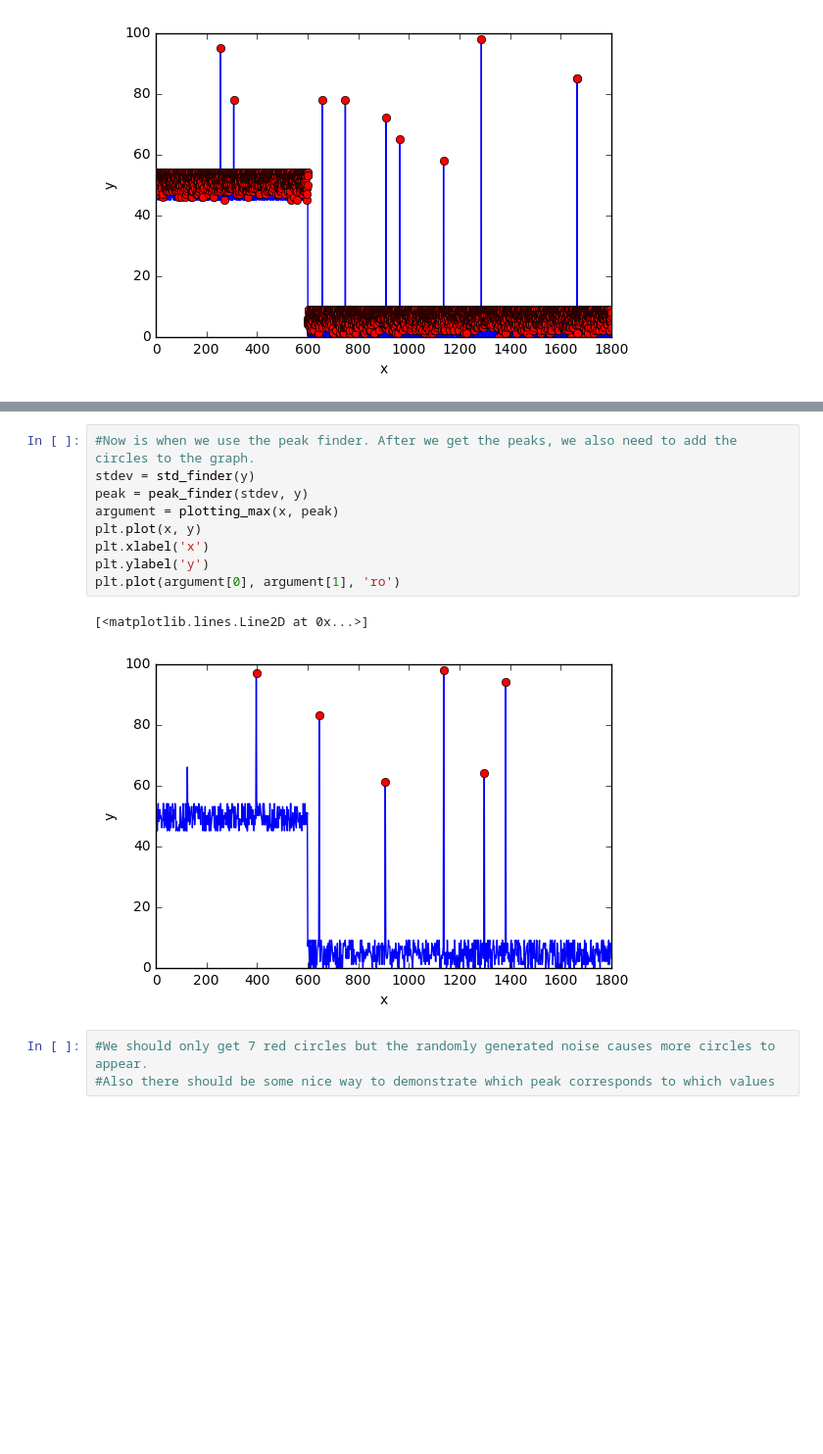
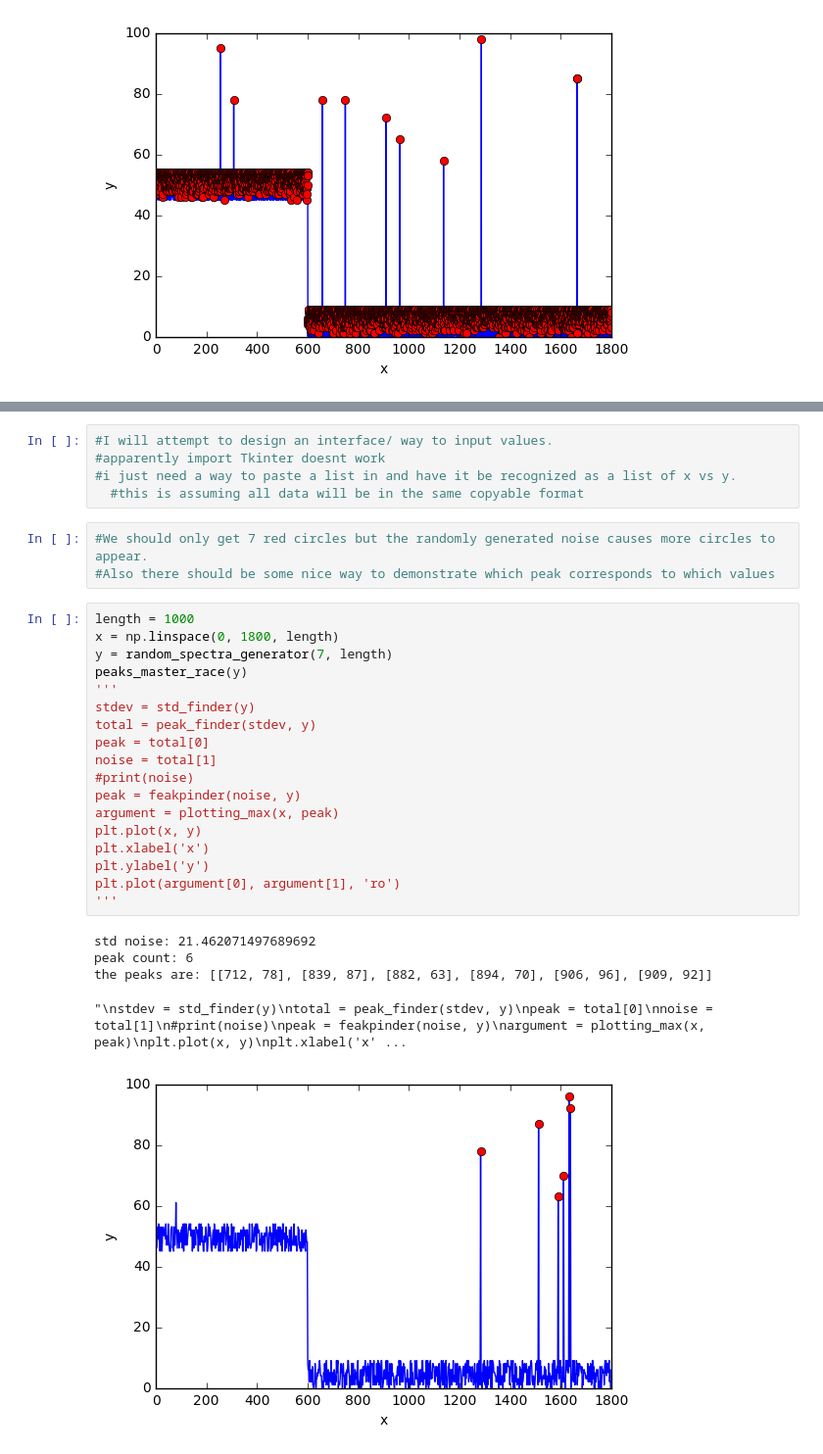
Before and after one commit to A-440Hz/NEDC_RPC, a Jupyter notebook: Peak_Finder Version 0.1.ipynb, the cells around one changed output, grey strips where cells are left out. Shown at 98% size. Drawn from its saved outputs; the diff is of its cells as text; blank space fills up the shorter version.

```diff
--- a/Peak_Finder Version 0.1.ipynb
+++ b/Peak_Finder Version 0.1.ipynb
@@ -419,15 +488,32 @@ plt.ylabel('y')
-# %%
-#Now is when we use the peak finder. After we get the peaks, we also need to add the circles to the graph.
-stdev = std_finder(y)
-peak = peak_finder(stdev, y)
-argument = plotting_max(x, peak)
-plt.plot(x, y)
-plt.xlabel('x')
-plt.ylabel('y')
-plt.plot(argument[0], argument[1], 'ro')
-# %% [output]
-[<matplotlib.lines.Line2D at 0x...>]
-[figure, removed]
+# %%
+#I will attempt to design an interface/ way to input values.
+#apparently import Tkinter doesnt work
+#i just need a way to paste a list in and have it be recognized as a list of x vs y.
+  #this is assuming all data will be in the same copyable format
 # %%
 #We should only get 7 red circles but the randomly generated noise causes more circles to appear.
 #Also there should be some nice way to demonstrate which peak corresponds to which values
+# %%
+length = 1000
+x = np.linspace(0, 1800, length)
+y = random_spectra_generator(7, length)
+peaks_master_race(y)
+'''
+stdev = std_finder(y)
+total = peak_finder(stdev, y)
+peak = total[0]
+noise = total[1]
+#print(noise)
+peak = feakpinder(noise, y)
+argument = plotting_max(x, peak)
+plt.plot(x, y)
+plt.xlabel('x')
+plt.ylabel('y')
+plt.plot(argument[0], argument[1], 'ro')
+'''
+# %% [output]
+std noise: 21.462071497689692
+peak count: 6
+the peaks are: [[712, 78], [839, 87], [882, 63], [894, 70], [906, 96], [909, 92]]
+"\nstdev = std_finder(y)\ntotal = peak_finder(stdev, y)\npeak = total[0]\nnoise = total[1]\n#print(noise)\npeak = feakpinder(noise, y)\nargument = plotting_max(x, peak)\nplt.plot(x, y)\nplt.xlabel('x' ...
+[figure, added]
```
Also changed, not shown: parts of 3 cells of this notebook.
